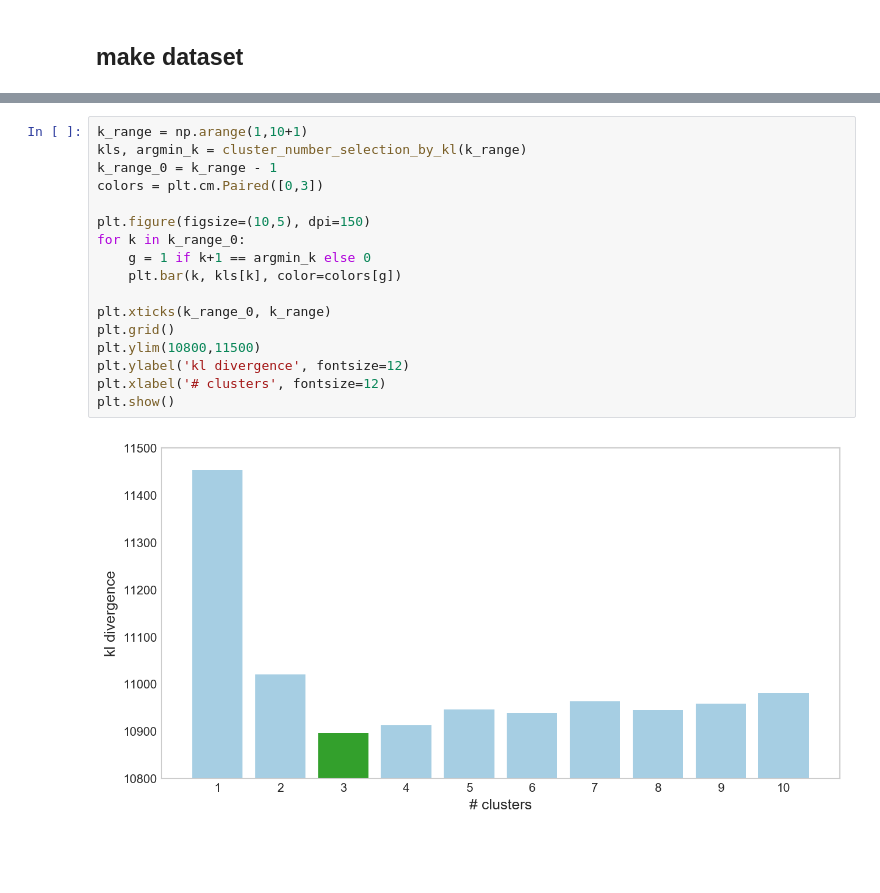
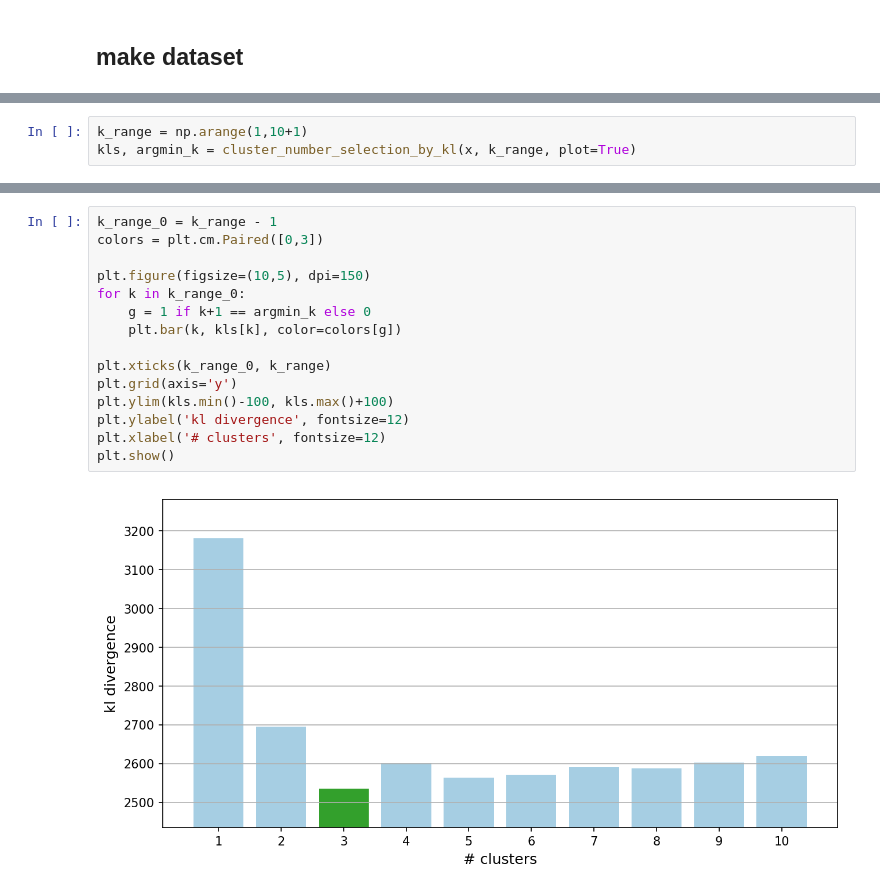
Before and after one commit to vwrs/variational-gaussian-mixture, a Jupyter notebook: variationalgaussianmixture.ipynb, the cells around one changed output, grey strips where cells are left out. Cells and saved outputs as stored; diff of their text form; blank space fills up the shorter version.

```diff
--- a/variationalgaussianmixture.ipynb
+++ b/variationalgaussianmixture.ipynb
@@ -74,0 +68,3 @@ KL: 2535.2131089819113
+# %%
+k_range = np.arange(1,10+1)
+kls, argmin_k = cluster_number_selection_by_kl(x, k_range, plot=True)
@@ -75,19 +161,17 @@ KL: 2535.2131089819113
 # %%
-k_range = np.arange(1,10+1)
-kls, argmin_k = cluster_number_selection_by_kl(k_range)
 k_range_0 = k_range - 1
 colors = plt.cm.Paired([0,3])
 
 plt.figure(figsize=(10,5), dpi=150)
 for k in k_range_0:
     g = 1 if k+1 == argmin_k else 0
     plt.bar(k, kls[k], color=colors[g])
 
 plt.xticks(k_range_0, k_range)
-plt.grid()
-plt.ylim(10800,11500)
+plt.grid(axis='y')
+plt.ylim(kls.min()-100, kls.max()+100)
 plt.ylabel('kl divergence', fontsize=12)
 plt.xlabel('# clusters', fontsize=12)
 plt.show()
 # %% [output]
-[figure, old version]
+[figure, new version]
```
Also changed, not shown: parts of 11 cells of this notebook.
